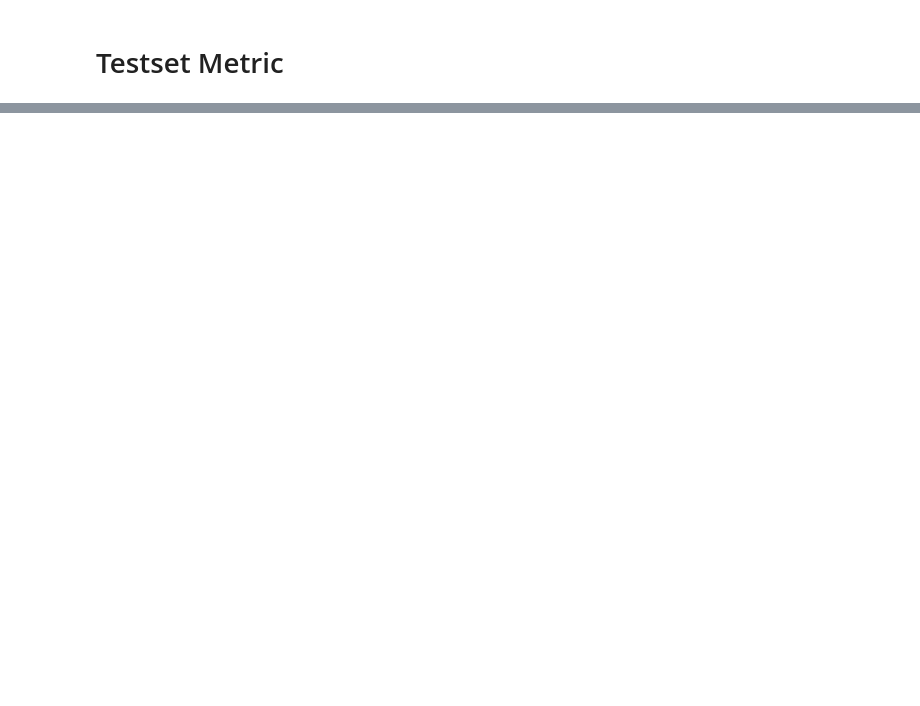
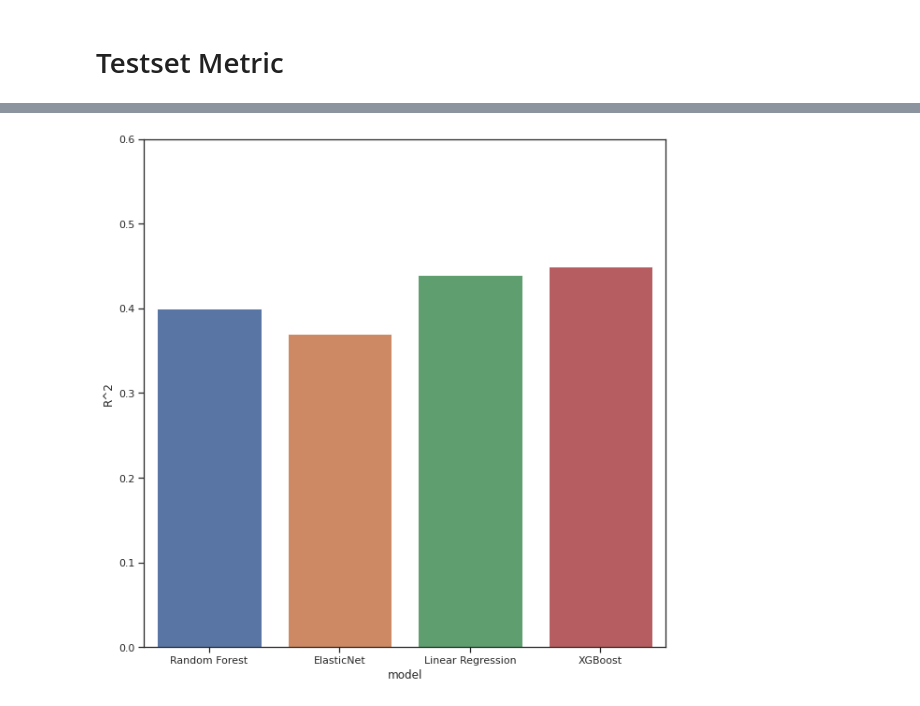
Before and after one commit to Jovinus/VO2max_Prediction, a Jupyter notebook: Code/Evaluation_reg_model.ipynb, the cells around one changed output, grey strips where cells are left out. Cells and saved outputs as stored; diff of their text form; code cells hidden in the pictures; blank space fills up the shorter version.

```diff
--- a/Code/Evaluation_reg_model.ipynb
+++ b/Code/Evaluation_reg_model.ipynb
@@ -162,8 +164,8 @@ linear_reg = LinearRegression(normalize=False)
 
 feature_mask = ['AGE', 'sex', 'BMI', 'rest_HR', 'MVPA']
 
-linear_reg.fit(train_set[feature_mask], train_set['VO2max'])
+linear_reg.fit(train_set[feature_mask], train_set['CRF'])
 
-print("Train R^2 Score : ", r2_score(y_pred=linear_reg.predict(train_set[feature_mask]), y_true=train_set['VO2max']))
-print("Test R^2 Score", r2_score(y_pred=linear_reg.predict(test_set[feature_mask]), y_true=test_set['VO2max']))
+print("Train R^2 Score : ", r2_score(y_pred=linear_reg.predict(train_set[feature_mask]), y_true=train_set['CRF']))
+print("Test R^2 Score", r2_score(y_pred=linear_reg.predict(test_set[feature_mask]), y_true=test_set['CRF']))
 # %% [output]
@@ -181,8 +207,8 @@ from sklearn.linear_model import ElasticNet
 
 elastic_reg = ElasticNet(alpha=0.1, l1_ratio=1, normalize=False, selection='cyclic')
 
-elastic_reg.fit(train_set[feature_mask], train_set['VO2max'])
+elastic_reg.fit(train_set[feature_mask], train_set['CRF'])
 
-print("Train R^2 Score : ", r2_score(y_pred=elastic_reg.predict(train_set[feature_mask]), y_true=train_set['VO2max']))
-print("Test R^2 Score", r2_score(y_pred=elastic_reg.predict(test_set[feature_mask]), y_true=test_set['VO2max']))
+print("Train R^2 Score : ", r2_score(y_pred=elastic_reg.predict(train_set[feature_mask]), y_true=train_set['CRF']))
+print("Test R^2 Score", r2_score(y_pred=elastic_reg.predict(test_set[feature_mask]), y_true=test_set['CRF']))
 # %% [output]
@@ -372,0 +424,7 @@ Random Forest v.s. XG Boost: t-test independent samples with Bonferroni correcti
+# %%
+plt.figure(figsize=(10, 10))
+sns.barplot(x='model', y='R^2', data=metric_testset)
+plt.ylim(0, 0.6)
+plt.show()
+# %% [output]
+[figure, added]
```
Also changed, not shown: parts of 23 cells of this notebook, 1 other file.
